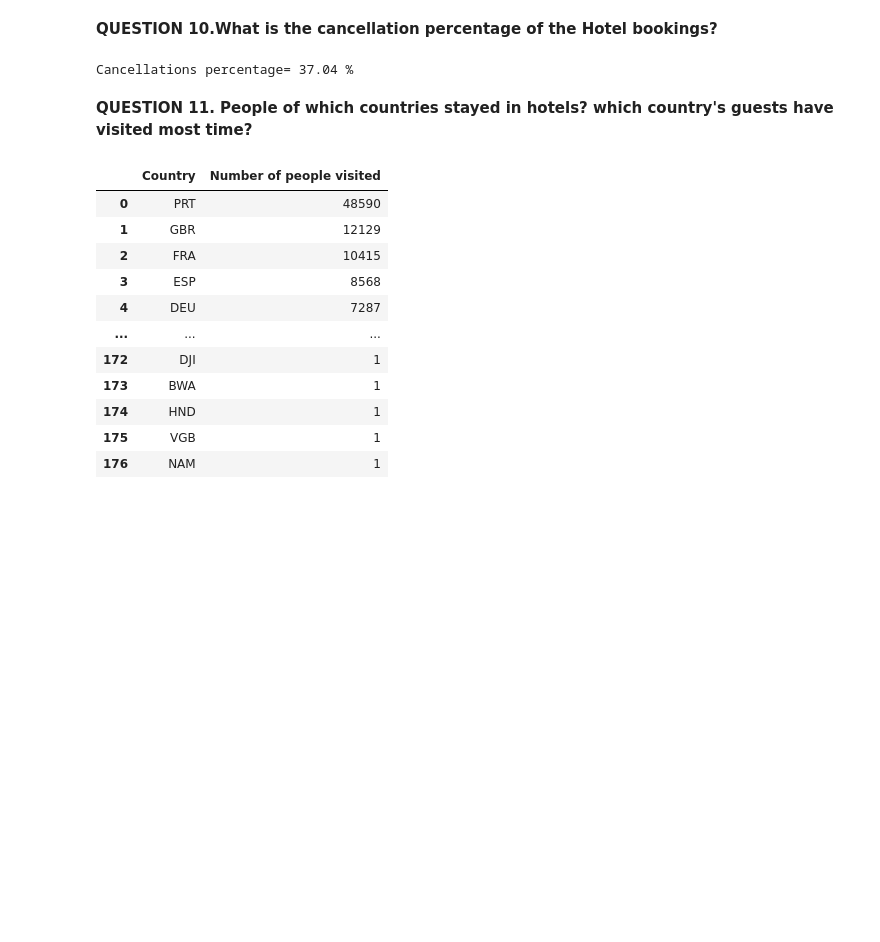
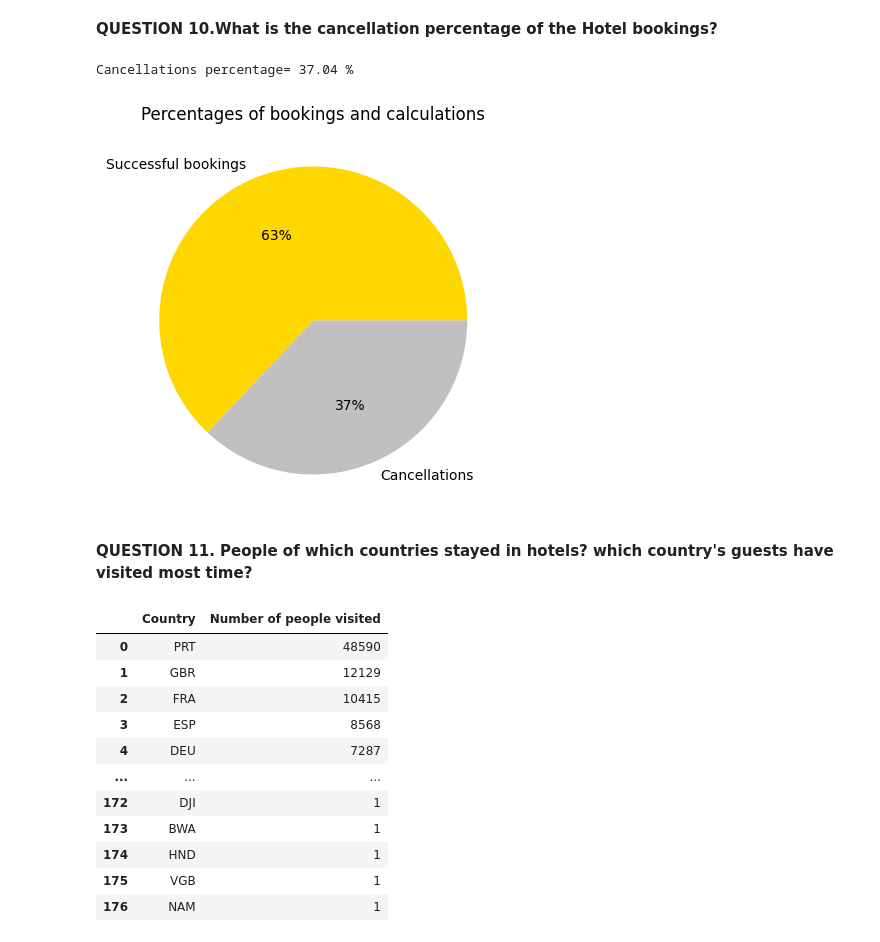
Before and after one commit to puttadharani/Data-surfers, a Jupyter notebook: my_1st_project.ipynb, the cells around one changed output. Drawn from its saved outputs; the diff is of its cells as text; code cells hidden in the pictures; blank space fills up the shorter version.

```diff
--- a/my_1st_project.ipynb
+++ b/my_1st_project.ipynb
@@ -837,6 +844,13 @@ cancellation_percentage=float((cancellations_df.T.sum()/df.index.size)*100)
 print('Cancellations percentage=',round(cancellation_percentage,2),'%')
 # %% [output]
 Cancellations percentage= 37.04 %
+# %%
+#visualizing bookings and cancellations percentages using a pie chart
+plt.pie(x=[62.96,37.04],labels=['Successful bookings','Cancellations'],colors=['gold','silver'],autopct='%1.0f%%')
+plt.title('Percentages of bookings and calculations')
+plt.show()
+# %% [output]
+[figure, added]
 # %% [markdown]
 **QUESTION 11. People of which countries stayed in hotels? which country's guests have visited most time?**
 # %%
```
Also changed, not shown: parts of 41 cells of this notebook.
